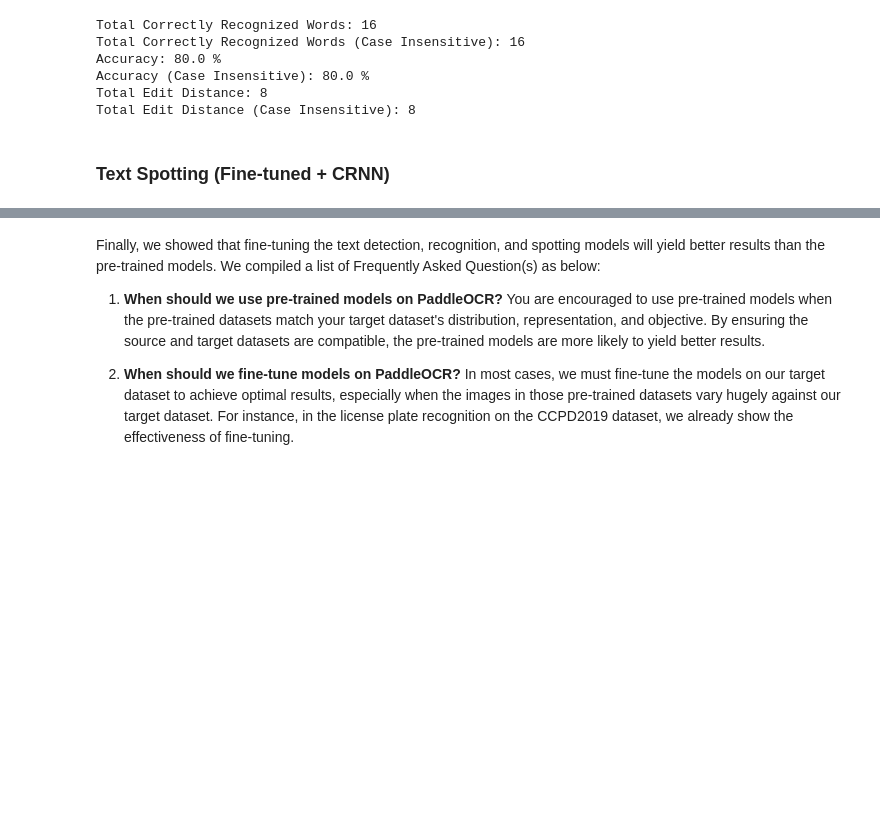
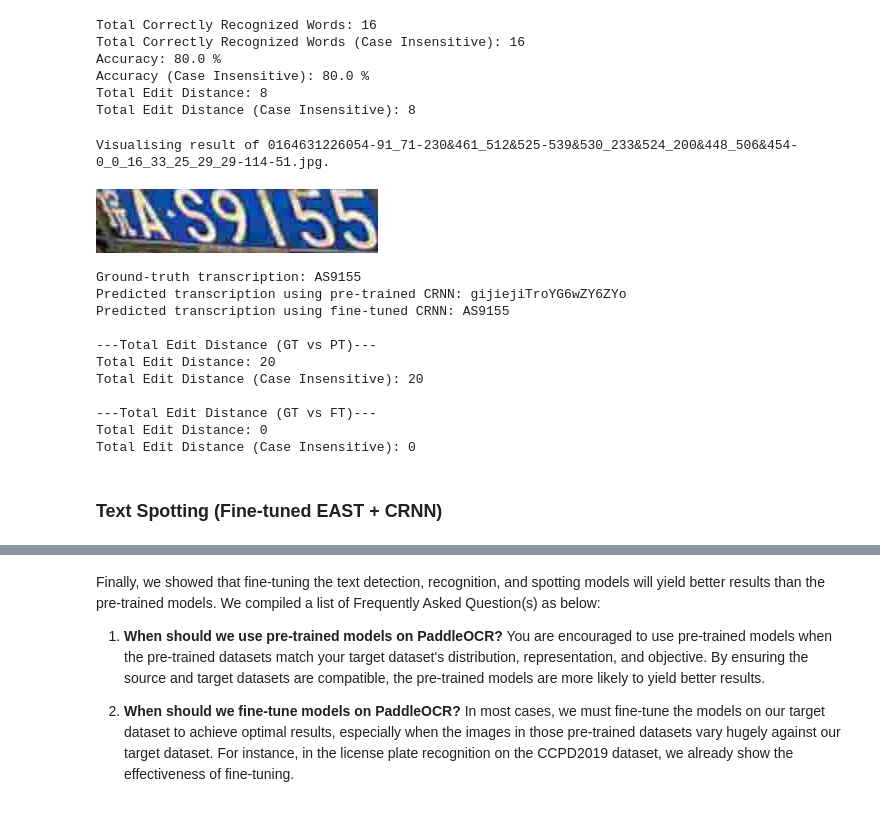
Before and after one commit to chunchet-ng/paddleocr_lpr, a Jupyter notebook: License_Plate_Recognition/EAST_CRNN_LPR.ipynb, the cells around one changed output, grey strips where cells are left out. Cells and saved outputs as stored; diff of their text form; code cells hidden in the pictures; blank space fills up the shorter version.

```diff
--- a/License_Plate_Recognition/EAST_CRNN_LPR.ipynb
+++ b/License_Plate_Recognition/EAST_CRNN_LPR.ipynb
@@ -950,8 +1155,56 @@ Accuracy: 80.0 %
 Accuracy (Case Insensitive): 80.0 %
 Total Edit Distance: 8
 Total Edit Distance (Case Insensitive): 8
+# %%
+# Let's visualise the transcriptions of ground-truth, pre-trained CRNN and fine-tuned CRNN
+gt_path = "/content/drive/My Drive/CCPD2019/val_rec.txt"
+pt_path = (
+    "/content/drive/My Drive/Colab Notebooks/Chapter 5/"
+    "License_Plate_Recognition/pretrained_results/crnn_output/crnn_output.txt"
+)
+ft_path = (
+    "/content/drive/My Drive/Colab Notebooks/Chapter 5/"
+    "License_Plate_Recognition/finetuned_results/crnn_output/crnn_output.txt"
+)
+img_path = "/content/drive/My Drive/CCPD2019/val_crop"
+all_images = os.listdir(img_path)
+sel_img_id = random.sample(all_images, 1)[0]
+print(f"Visualising result of {sel_img_id}.")
+
+gt_trans, pt_trans, ft_trans = vis_rec_res(gt_path, pt_path, ft_path, sel_img_id)
+
+word_pil_img = Image.open(os.path.join(img_path, sel_img_id))
+word_pil_img.show()
+
+print(f"Ground-truth transcription: {gt_trans}")
+print(f"Predicted transcription using pre-trained CRNN: {pt_trans}")
+print(f"Predicted transcription using fine-tuned CRNN: {ft_trans}\n")
+
+print(f"---Total Edit Distance (GT vs PT)---")
+total_edit, total_edit_ci = total_edit_distance([gt_trans], [pt_trans])
+print(f"Total Edit Distance: {total_edit}")
+print(f"Total Edit Distance (Case Insensitive): {total_edit_ci}\n")
+
+print(f"---Total Edit Distance (GT vs FT)---")
+total_edit, total_edit_ci = total_edit_distance([gt_trans], [ft_trans])
+print(f"Total Edit Distance: {total_edit}")
+print(f"Total Edit Distance (Case Insensitive): {total_edit_ci}")
+# %% [output]
+Visualising result of 0164631226054-91_71-230&461_512&525-539&530_233&524_200&448_506&454-0_0_16_33_25_29_29-114-51.jpg.
+[figure, added]
+Ground-truth transcription: AS9155
+Predicted transcription using pre-trained CRNN: gijiejiTroYG6wZY6ZYo
+Predicted transcription using fine-tuned CRNN: AS9155
+
+---Total Edit Distance (GT vs PT)---
+Total Edit Distance: 20
+Total Edit Distance (Case Insensitive): 20
+
+---Total Edit Distance (GT vs FT)---
+Total Edit Distance: 0
+Total Edit Distance (Case Insensitive): 0
 # %% [markdown]
-### Text Spotting (Fine-tuned + CRNN)
+### Text Spotting (Fine-tuned EAST + CRNN)
 # %%
 reset_dygraph()
 # %%
```
Also changed, not shown: parts of 21 cells of this notebook.
